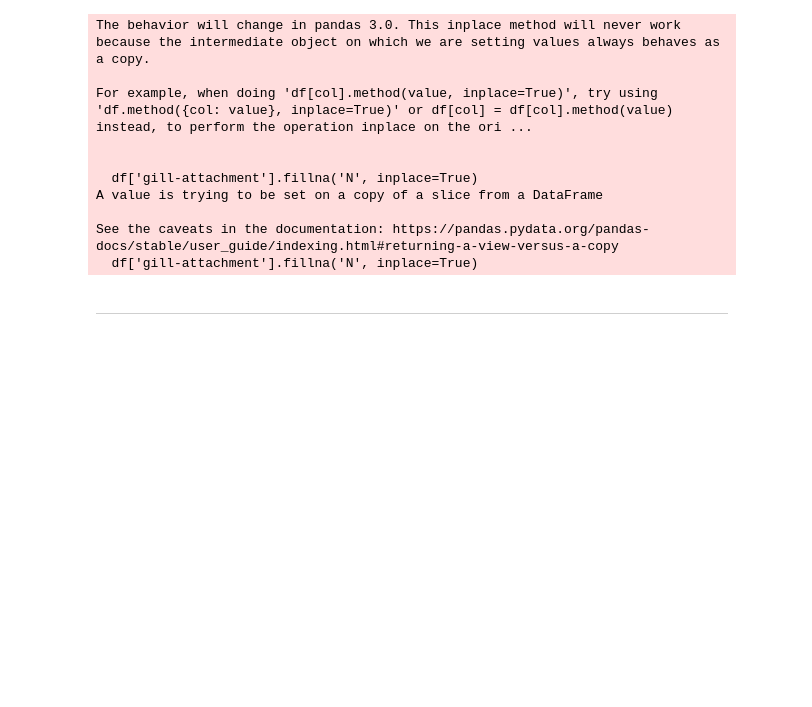
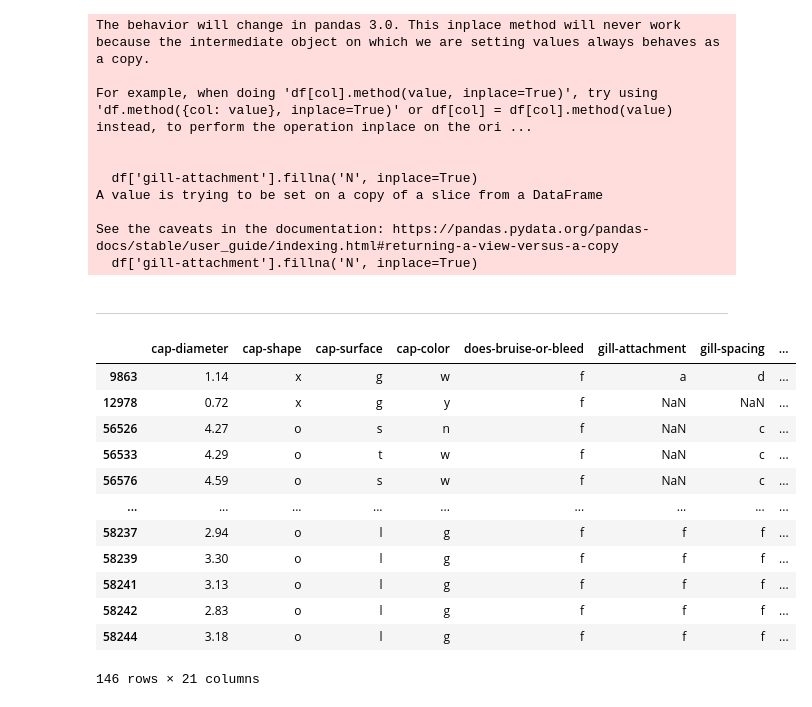
Before and after one commit to Abdallahyasser14/Mushroom-Dataset-Analysis-and-Classification, a Jupyter notebook: Mushroom.ipynb, the cells around one changed output. Cells and saved outputs as stored; diff of their text form; code cells hidden in the pictures; blank space fills up the shorter version.

```diff
--- a/Mushroom.ipynb
+++ b/Mushroom.ipynb
@@ -559,3 +494,19 @@ See the caveats in the documentation: https://pandas.pydata.org/pandas-docs/stab
   df['gill-attachment'].fillna('N', inplace=True)
 # %% [markdown]
 ---
+# %%
+df[df.duplicated()]
+# %% [output]
+|  | cap-diameter | cap-shape | cap-surface | cap-color | does-bruise-or-bleed | gill-attachment | gill-spacing | ... |
+| 9863 | 1.14 | x | g | w | f | a | d | ... |
+| 12978 | 0.72 | x | g | y | f | NaN | NaN | ... |
+| 56526 | 4.27 | o | s | n | f | NaN | c | ... |
+| 56533 | 4.29 | o | t | w | f | NaN | c | ... |
+| 56576 | 4.59 | o | s | w | f | NaN | c | ... |
+| ... | ... | ... | ... | ... | ... | ... | ... | ... |
+| 58237 | 2.94 | o | l | g | f | f | f | ... |
+| 58239 | 3.30 | o | l | g | f | f | f | ... |
+| 58241 | 3.13 | o | l | g | f | f | f | ... |
+| 58242 | 2.83 | o | l | g | f | f | f | ... |
+| 58244 | 3.18 | o | l | g | f | f | f | ... |
+146 rows × 21 columns
```
Also changed, not shown: parts of 21 cells of this notebook.
